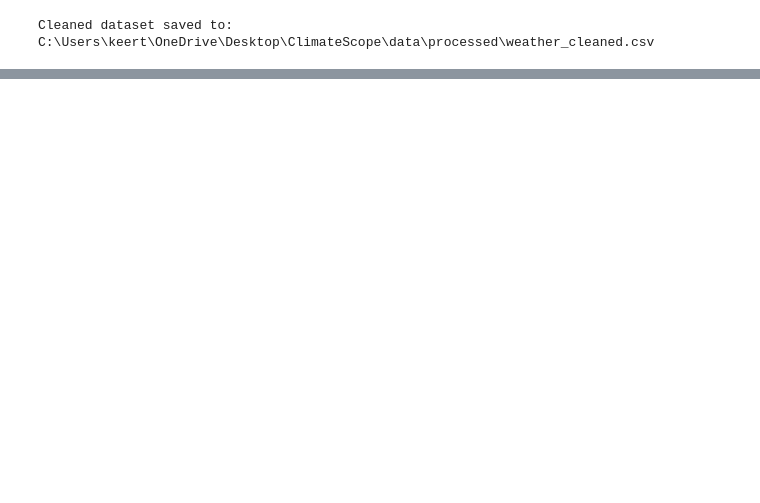
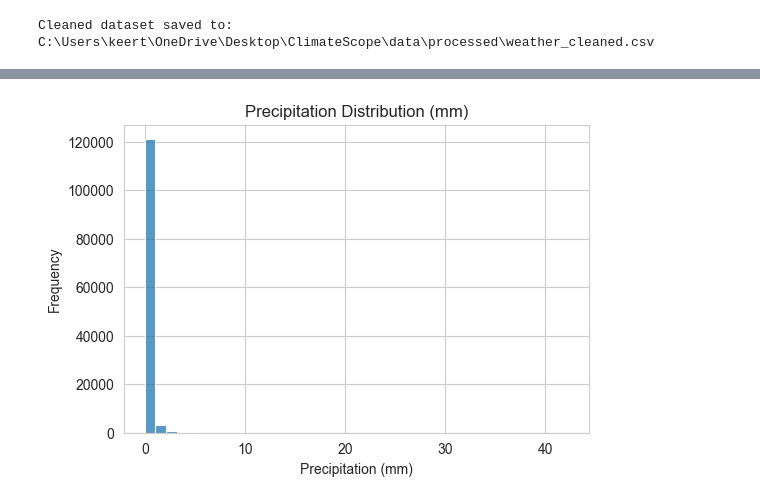
Before and after one commit to kerthana-M/ClimateScope, a Jupyter notebook: notebooks/01_data_preparation.ipynb, the cells around one changed output, grey strips where cells are left out. Saved outputs shown, nothing was run; the diff lists cells and outputs as text; code cells hidden in the pictures; blank space fills up the shorter version.

```diff
--- a/notebooks/01_data_preparation.ipynb
+++ b/notebooks/01_data_preparation.ipynb
@@ -126,0 +150,9 @@ Cleaned dataset saved to: C:\Users\keert\OneDrive\Desktop\ClimateScope\data\proc
+# %%
+plt.figure(figsize=(6,4))
+sns.histplot(df["precip_mm"], bins=40)
+plt.title("Precipitation Distribution (mm)")
+plt.xlabel("Precipitation (mm)")
+plt.ylabel("Frequency")
+plt.show()
+# %% [output]
+[figure, added]
```
Also changed, not shown: parts of 10 cells of this notebook, 2 other files.
